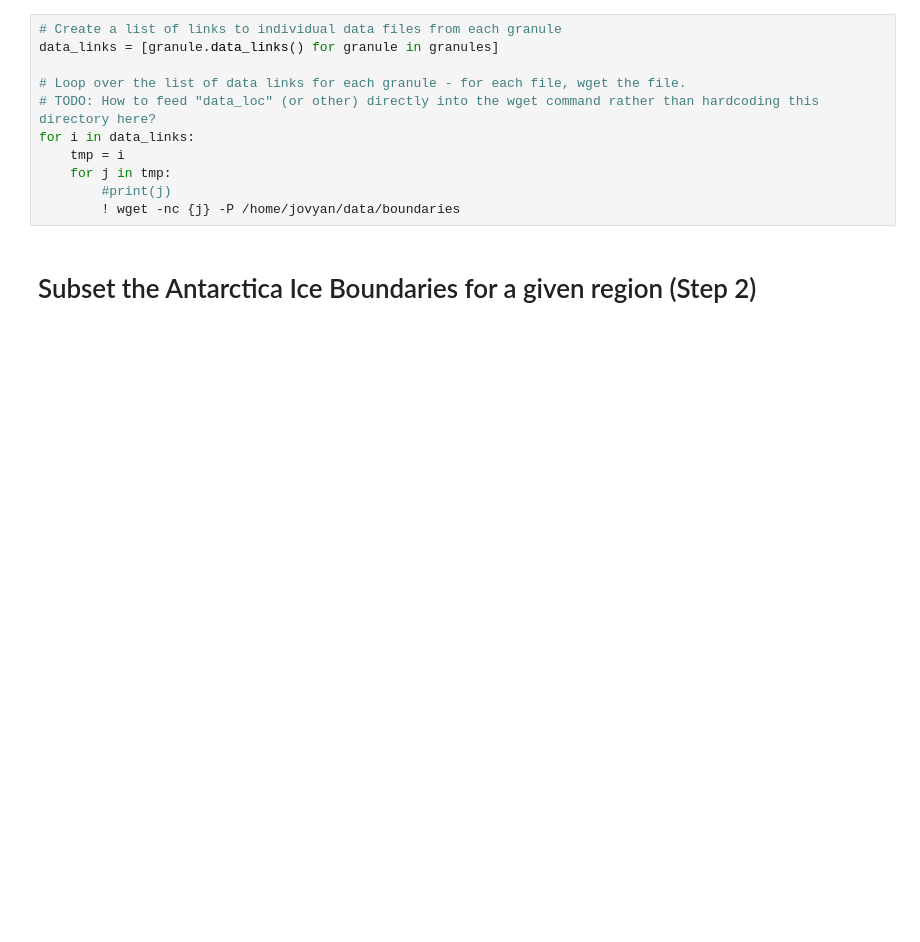
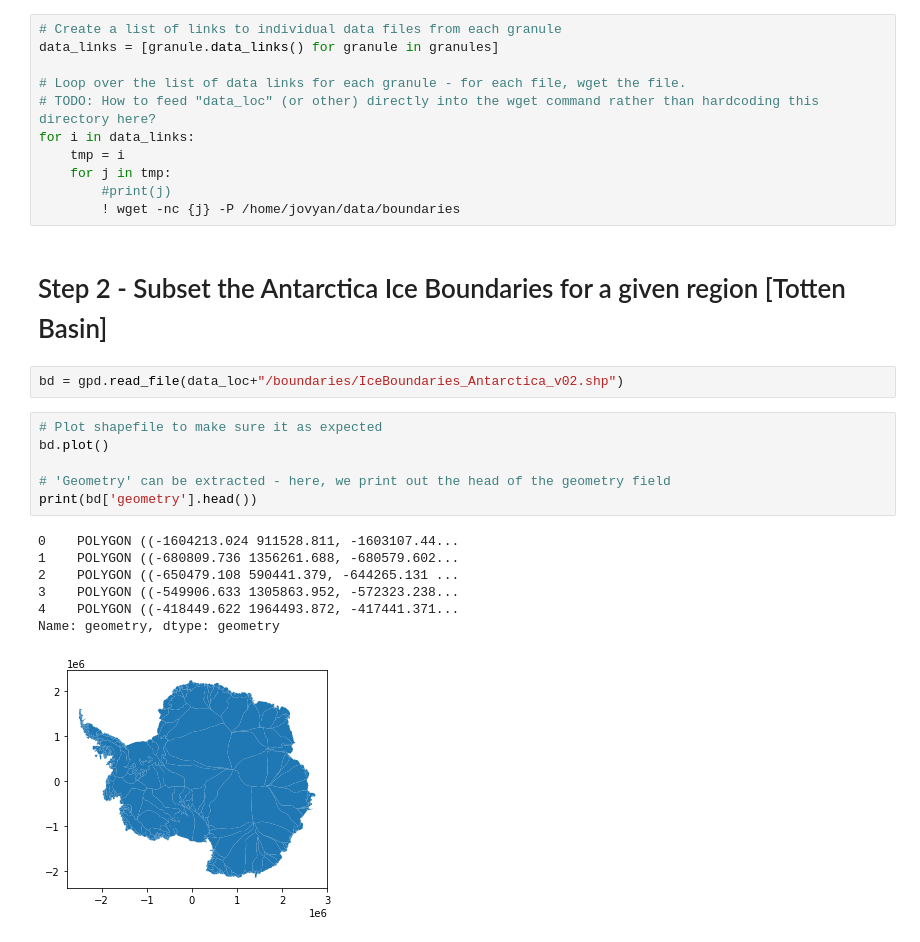
Before and after one commit to ICESAT-2HackWeek/ice-discharge, a Jupyter notebook: contributors/lbird/get-measures.ipynb, the cells around one changed output. Saved outputs shown, nothing was run; the diff lists cells and outputs as text; blank space fills up the shorter version.

```diff
--- a/contributors/lbird/get-measures.ipynb
+++ b/contributors/lbird/get-measures.ipynb
@@ -108,4 +112,20 @@ for i in data_links:
         #print(j)
         ! wget -nc {j} -P /home/jovyan/data/boundaries
 # %% [markdown]
-# Subset the Antarctica Ice Boundaries for a given region (Step 2)
+# Step 2 - Subset the Antarctica Ice Boundaries for a given region [Totten Basin]
+# %%
+bd = gpd.read_file(data_loc+"/boundaries/IceBoundaries_Antarctica_v02.shp")
+# %%
+# Plot shapefile to make sure it as expected
+bd.plot()
+
+# 'Geometry' can be extracted - here, we print out the head of the geometry field
+print(bd['geometry'].head())
+# %% [output]
+0    POLYGON ((-1604213.024 911528.811, -1603107.44...
+1    POLYGON ((-680809.736 1356261.688, -680579.602...
+2    POLYGON ((-650479.108 590441.379, -644265.131 ...
+3    POLYGON ((-549906.633 1305863.952, -572323.238...
+4    POLYGON ((-418449.622 1964493.872, -417441.371...
+Name: geometry, dtype: geometry
+[figure, added]
```
Also changed, not shown: parts of 6 cells of this notebook.
